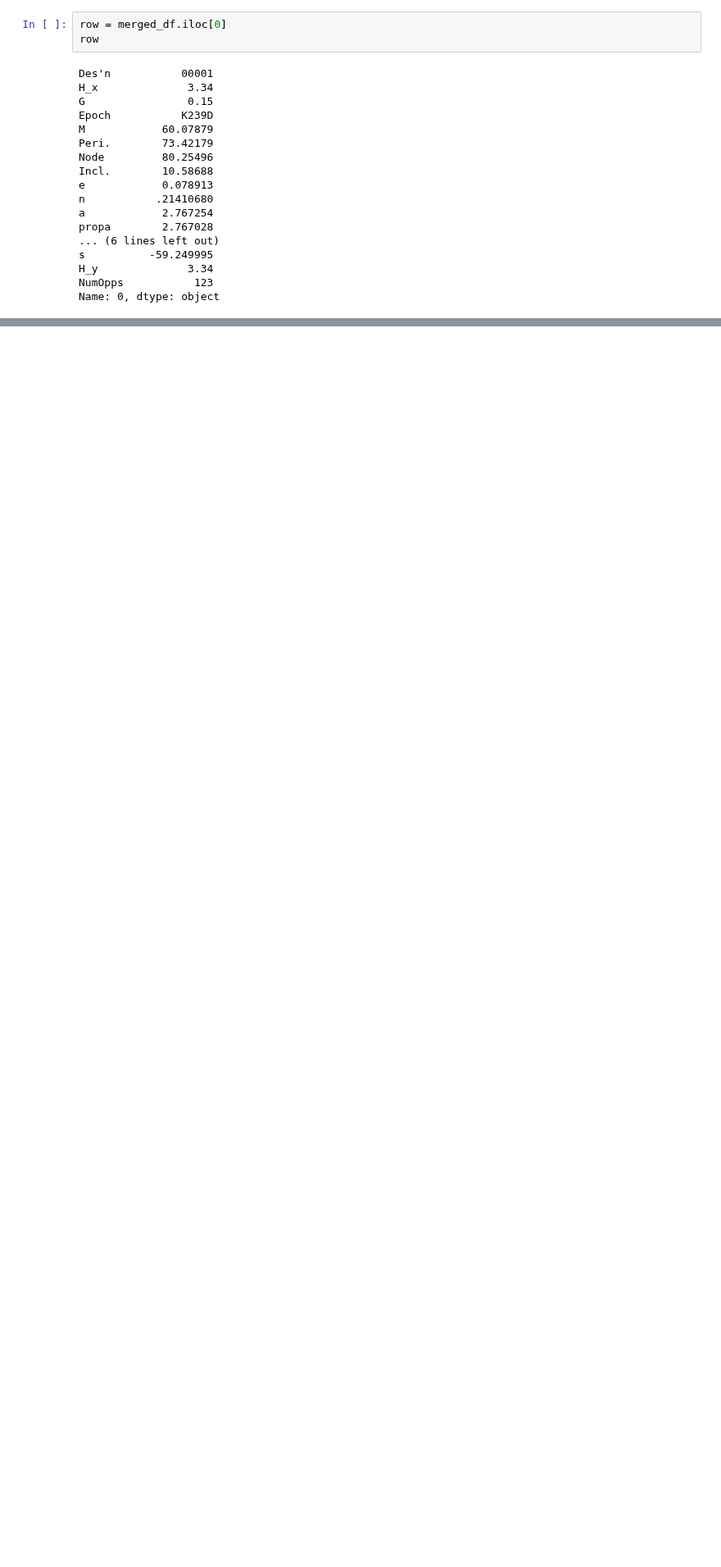
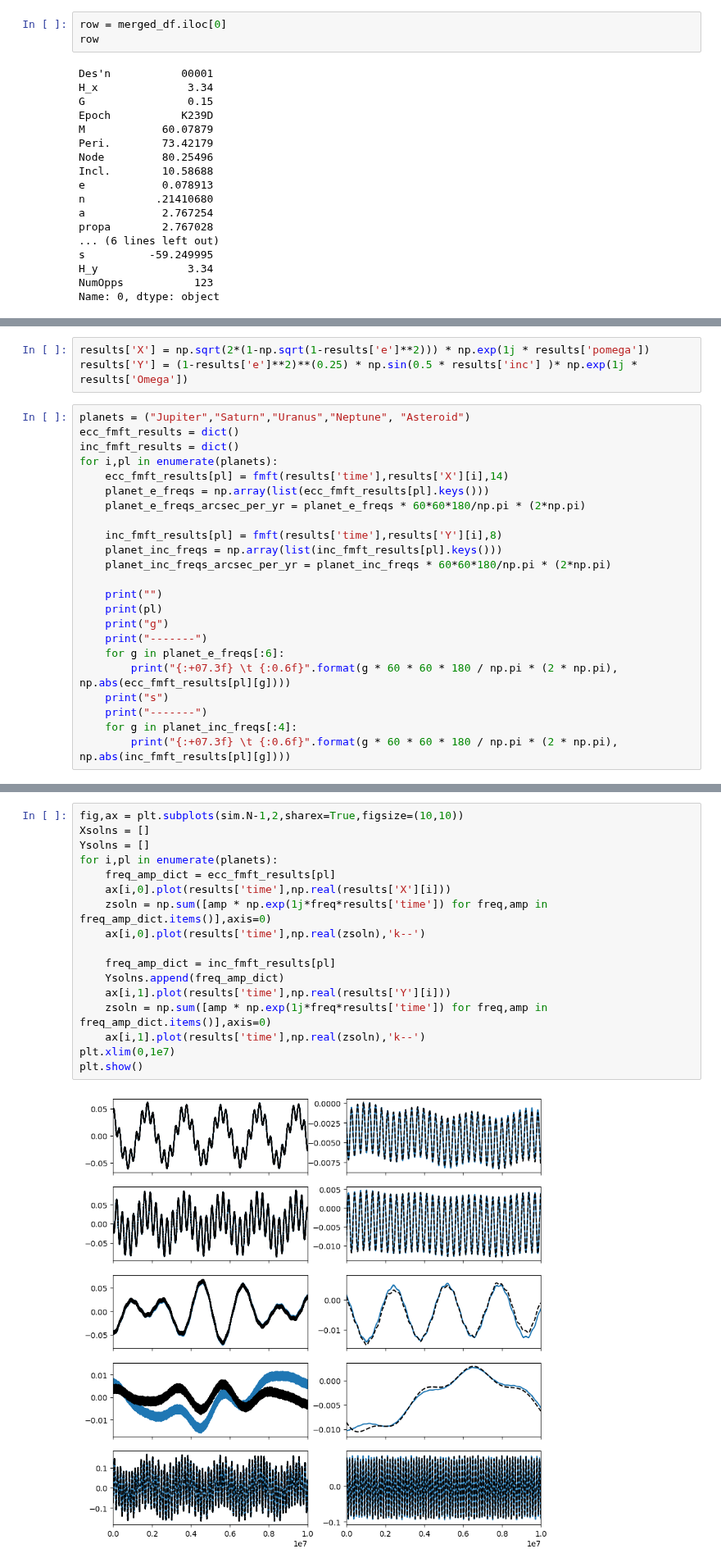
Before and after one commit to kavidey/action-angle-discovery, a Jupyter notebook: Integrations.ipynb, the cells around one changed output, grey strips where cells are left out. Shown at 82% size. Drawn from its saved outputs; the diff is of its cells as text; blank space fills up the shorter version.

```diff
--- a/Integrations.ipynb
+++ b/Integrations.ipynb
@@ -156,0 +183,26 @@ merged_df.iloc[0]['propa']
+# %%
+results['X'] = np.sqrt(2*(1-np.sqrt(1-results['e']**2))) * np.exp(1j * results['pomega'])
+results['Y'] = (1-results['e']**2)**(0.25) * np.sin(0.5 * results['inc'] )* np.exp(1j * results['Omega'])
+# %%
+planets = ("Jupiter","Saturn","Uranus","Neptune", "Asteroid")
+ecc_fmft_results = dict()
+inc_fmft_results = dict()
+for i,pl in enumerate(planets):
+    ecc_fmft_results[pl] = fmft(results['time'],results['X'][i],14)
+    planet_e_freqs = np.array(list(ecc_fmft_results[pl].keys()))
+    planet_e_freqs_arcsec_per_yr = planet_e_freqs * 60*60*180/np.pi * (2*np.pi)
+
+    inc_fmft_results[pl] = fmft(results['time'],results['Y'][i],8)
+    planet_inc_freqs = np.array(list(inc_fmft_results[pl].keys()))
+    planet_inc_freqs_arcsec_per_yr = planet_inc_freqs * 60*60*180/np.pi * (2*np.pi)
+
+    print("")
+    print(pl)
+    print("g")
+    print("-------")
+    for g in planet_e_freqs[:6]:
+        print("{:+07.3f} \t {:0.6f}".format(g * 60 * 60 * 180 / np.pi * (2 * np.pi), np.abs(ecc_fmft_results[pl][g])))
+    print("s")
+    print("-------")
+    for g in planet_inc_freqs[:4]:
+        print("{:+07.3f} \t {:0.6f}".format(g * 60 * 60 * 180 / np.pi * (2 * np.pi), np.abs(inc_fmft_results[pl][g])))
@@ -156,0 +227,19 @@ merged_df.iloc[0]['propa']
+# %%
+fig,ax = plt.subplots(sim.N-1,2,sharex=True,figsize=(10,10))
+Xsolns = []
+Ysolns = []
+for i,pl in enumerate(planets):
+    freq_amp_dict = ecc_fmft_results[pl]
+    ax[i,0].plot(results['time'],np.real(results['X'][i]))
+    zsoln = np.sum([amp * np.exp(1j*freq*results['time']) for freq,amp in freq_amp_dict.items()],axis=0)
+    ax[i,0].plot(results['time'],np.real(zsoln),'k--')
+
+    freq_amp_dict = inc_fmft_results[pl]
+    Ysolns.append(freq_amp_dict)
+    ax[i,1].plot(results['time'],np.real(results['Y'][i]))
+    zsoln = np.sum([amp * np.exp(1j*freq*results['time']) for freq,amp in freq_amp_dict.items()],axis=0)
+    ax[i,1].plot(results['time'],np.real(zsoln),'k--')
+plt.xlim(0,1e7)
+plt.show()
+# %% [output]
+[figure, added]
```
Also changed, not shown: parts of 17 cells of this notebook, 1 other file.
